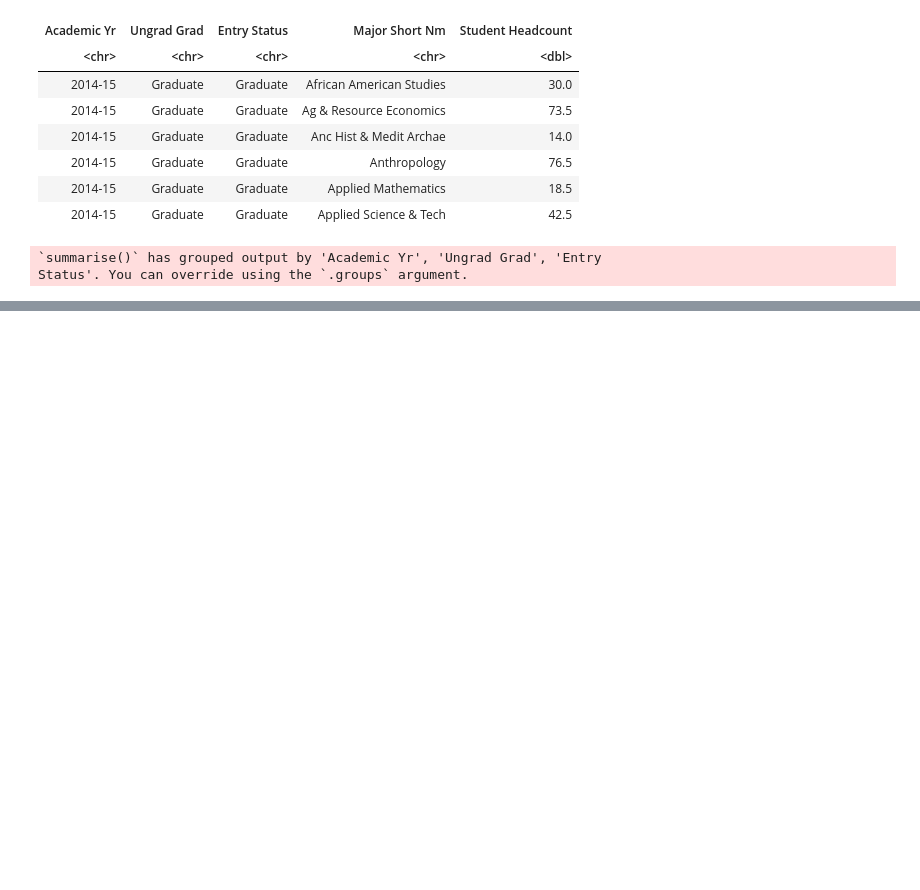
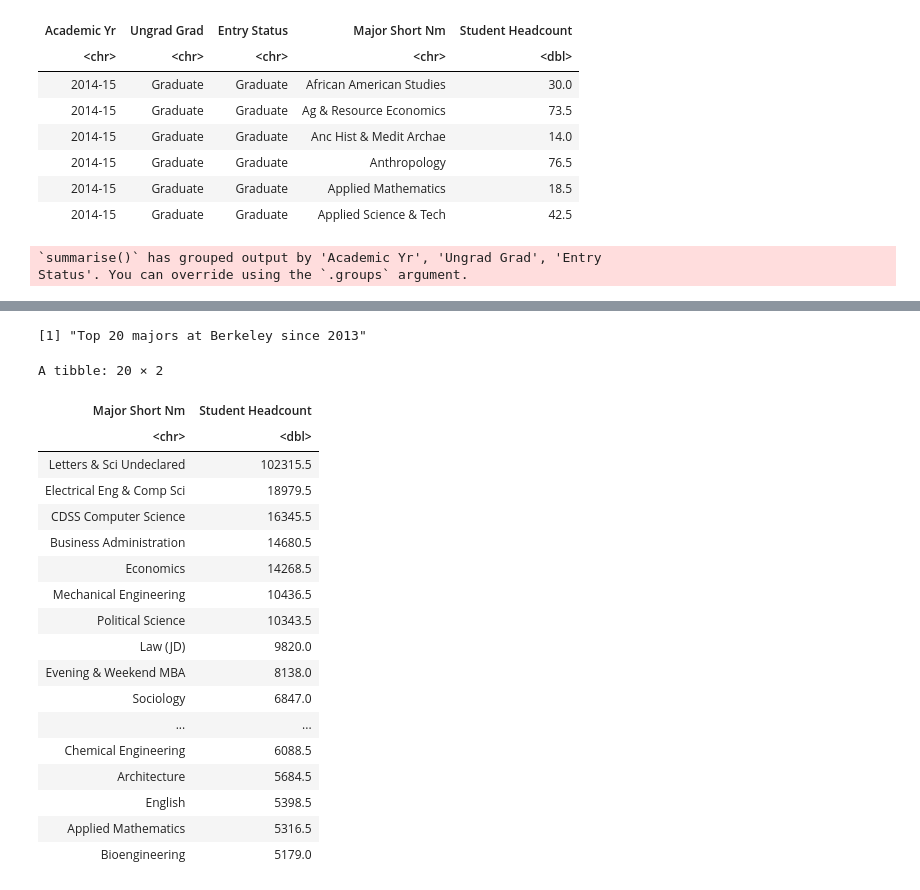
Before and after one commit to Limour-dev/ds100, a Jupyter notebook: lec01/lec01r.ipynb, the cells around one changed output, grey strips where cells are left out. Drawn from its saved outputs; the diff is of its cells as text; code cells hidden in the pictures; blank space fills up the shorter version.

```diff
--- a/lec01/lec01r.ipynb
+++ b/lec01/lec01r.ipynb
@@ -332,0 +366,27 @@ ggplot(proportions_long, aes(x = `Academic Yr`, y = `Student Proportion`, fill =
+# %%
+print("Top 20 majors at Berkeley since 2013")
+major_trends %>%
+group_by(`Major Short Nm`) %>%
+summarise(`Student Headcount` = sum(`Student Headcount`)) %>%
+arrange(desc(`Student Headcount`)) %>% head(n=20)
+# %% [output]
+[1] "Top 20 majors at Berkeley since 2013"
+A tibble: 20 × 2
+| Major Short Nm | Student Headcount |
+| <chr> | <dbl> |
+| Letters & Sci Undeclared | 102315.5 |
+| Electrical Eng & Comp Sci | 18979.5 |
+| CDSS Computer Science | 16345.5 |
+| Business Administration | 14680.5 |
+| Economics | 14268.5 |
+| Mechanical Engineering | 10436.5 |
+| Political Science | 10343.5 |
+| Law (JD) | 9820.0 |
+| Evening & Weekend MBA | 8138.0 |
+| Sociology | 6847.0 |
+| ... | ... |
+| Chemical Engineering | 6088.5 |
+| Architecture | 5684.5 |
+| English | 5398.5 |
+| Applied Mathematics | 5316.5 |
+| Bioengineering | 5179.0 |
```
Also changed, not shown: parts of 36 cells of this notebook.
